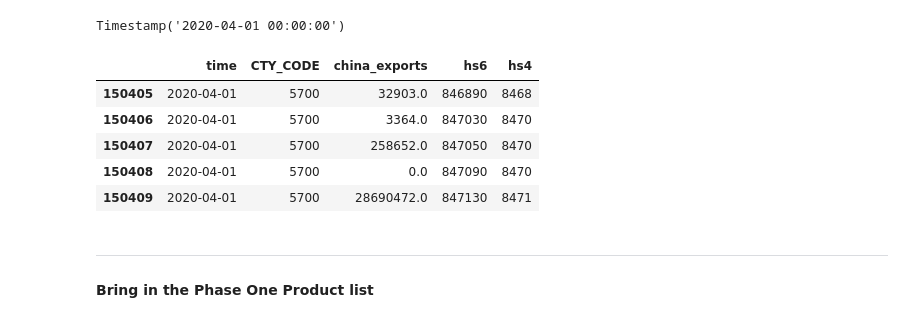
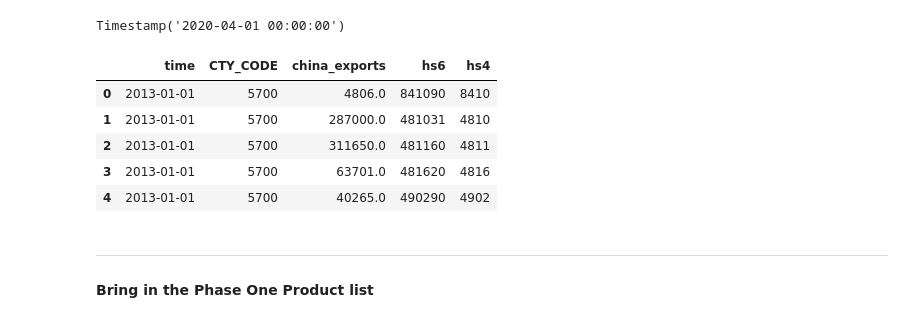
Before and after one commit to mwaugh0328/tradewar-tracker, a Jupyter notebook: phase-one-trade.ipynb, the cells around one changed output. Drawn from its saved outputs; the diff is of its cells as text; code cells hidden in the pictures.

```diff
--- a/phase-one-trade.ipynb
+++ b/phase-one-trade.ipynb
@@ -71,7 +71,7 @@ def census_trade(url, trade_type, country, product_level):
 end_use = "hs?get=E_COMMODITY,ALL_VAL_MO"
 
 url = "https://api.census.gov/data/timeseries/intltrade/exports/" + end_use
-url = url + my_key + "&time==from+2017-01" + "&COMM_LVL=HS6"
+url = url + my_key + "&time==from+2013-01" + "&COMM_LVL=HS6"
 
 url = url + "&CTY_CODE=5700"
 
@@ -84,14 +84,14 @@ df.time.max()
 <Response [200]>
 Timestamp('2020-04-01 00:00:00')
 # %%
-df.tail()
+df.head()
 # %% [output]
 |  | time | CTY_CODE | china_exports | hs6 | hs4 |
-| 150405 | 2020-04-01 | 5700 | 32903.0 | 846890 | 8468 |
-| 150406 | 2020-04-01 | 5700 | 3364.0 | 847030 | 8470 |
-| 150407 | 2020-04-01 | 5700 | 258652.0 | 847050 | 8470 |
-| 150408 | 2020-04-01 | 5700 | 0.0 | 847090 | 8470 |
-| 150409 | 2020-04-01 | 5700 | 28690472.0 | 847130 | 8471 |
+| 0 | 2013-01-01 | 5700 | 4806.0 | 841090 | 8410 |
+| 1 | 2013-01-01 | 5700 | 287000.0 | 481031 | 4810 |
+| 2 | 2013-01-01 | 5700 | 311650.0 | 481160 | 4811 |
+| 3 | 2013-01-01 | 5700 | 63701.0 | 481620 | 4816 |
+| 4 | 2013-01-01 | 5700 | 40265.0 | 490290 | 4902 |
 # %% [markdown]
 ---
 #### Bring in the Phase One Product list
```
Also changed, not shown: parts of 2 cells of this notebook, 5 other files.
